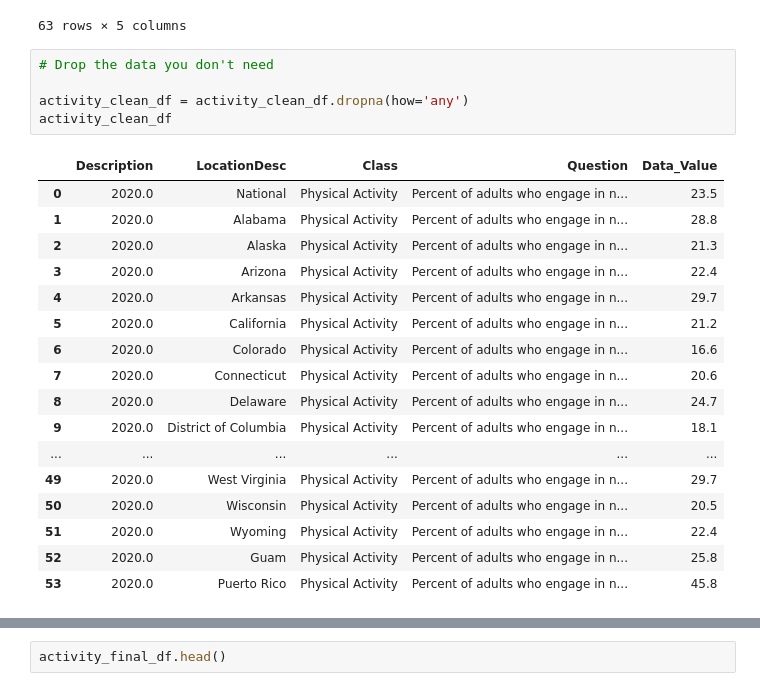
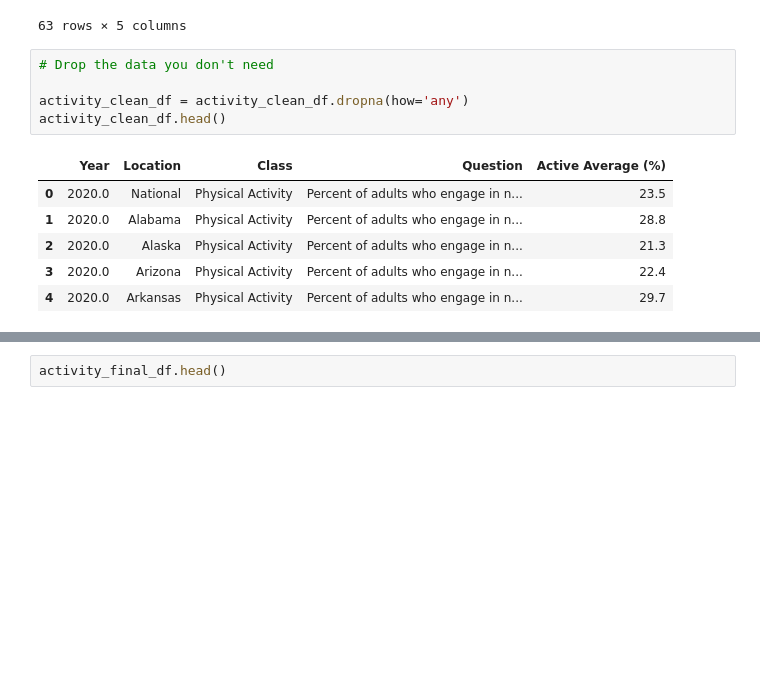
Before and after one commit to latoyawenzinger/Project_1_Healthcare, a Jupyter notebook: Obesity in Locations.ipynb, the cells around one changed output, grey strips where cells are left out. Saved outputs shown, nothing was run; the diff lists cells and outputs as text; blank space fills up the shorter version.

```diff
--- a/Obesity in Locations.ipynb
+++ b/Obesity in Locations.ipynb
@@ -66,26 +66,15 @@ activity_clean_df
 # %%
 # Drop the data you don't need
 
 activity_clean_df = activity_clean_df.dropna(how='any')
-activity_clean_df
+activity_clean_df.head()
 # %% [output]
-|  | Description | LocationDesc | Class | Question | Data_Value |
+|  | Year | Location | Class | Question | Active Average (%) |
 | 0 | 2020.0 | National | Physical Activity | Percent of adults who engage in n... | 23.5 |
 | 1 | 2020.0 | Alabama | Physical Activity | Percent of adults who engage in n... | 28.8 |
 | 2 | 2020.0 | Alaska | Physical Activity | Percent of adults who engage in n... | 21.3 |
 | 3 | 2020.0 | Arizona | Physical Activity | Percent of adults who engage in n... | 22.4 |
 | 4 | 2020.0 | Arkansas | Physical Activity | Percent of adults who engage in n... | 29.7 |
-| 5 | 2020.0 | California | Physical Activity | Percent of adults who engage in n... | 21.2 |
-| 6 | 2020.0 | Colorado | Physical Activity | Percent of adults who engage in n... | 16.6 |
-| 7 | 2020.0 | Connecticut | Physical Activity | Percent of adults who engage in n... | 20.6 |
-| 8 | 2020.0 | Delaware | Physical Activity | Percent of adults who engage in n... | 24.7 |
-| 9 | 2020.0 | District of Columbia | Physical Activity | Percent of adults who engage in n... | 18.1 |
-| ... | ... | ... | ... | ... | ... |
-| 49 | 2020.0 | West Virginia | Physical Activity | Percent of adults who engage in n... | 29.7 |
-| 50 | 2020.0 | Wisconsin | Physical Activity | Percent of adults who engage in n... | 20.5 |
-| 51 | 2020.0 | Wyoming | Physical Activity | Percent of adults who engage in n... | 22.4 |
-| 52 | 2020.0 | Guam | Physical Activity | Percent of adults who engage in n... | 25.8 |
-| 53 | 2020.0 | Puerto Rico | Physical Activity | Percent of adults who engage in n... | 45.8 |
 # %%
 # Rename the Column names
 # Question: Percent of adults who are Physical Active
```
Also changed, not shown: parts of 10 cells of this notebook, 2 other files.
